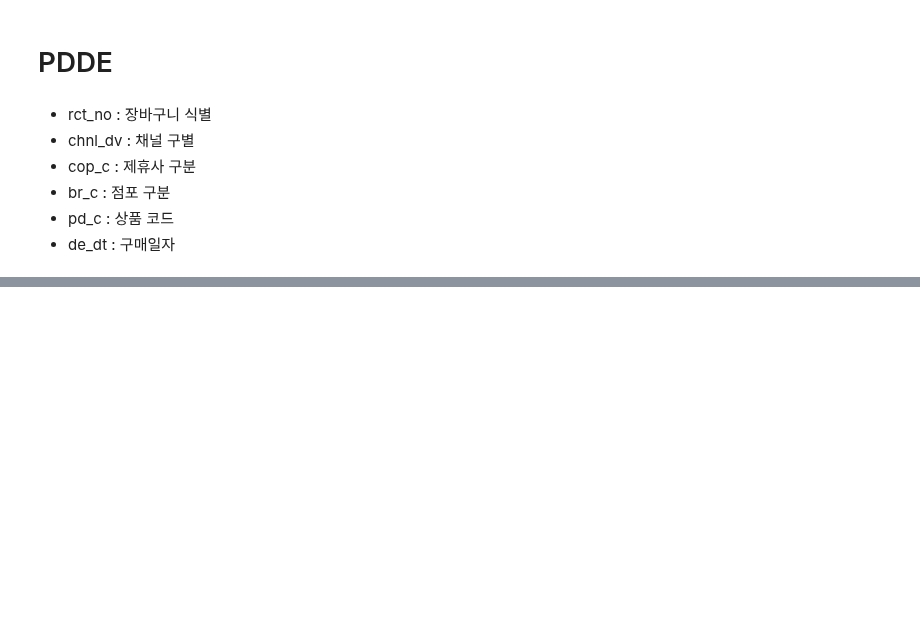
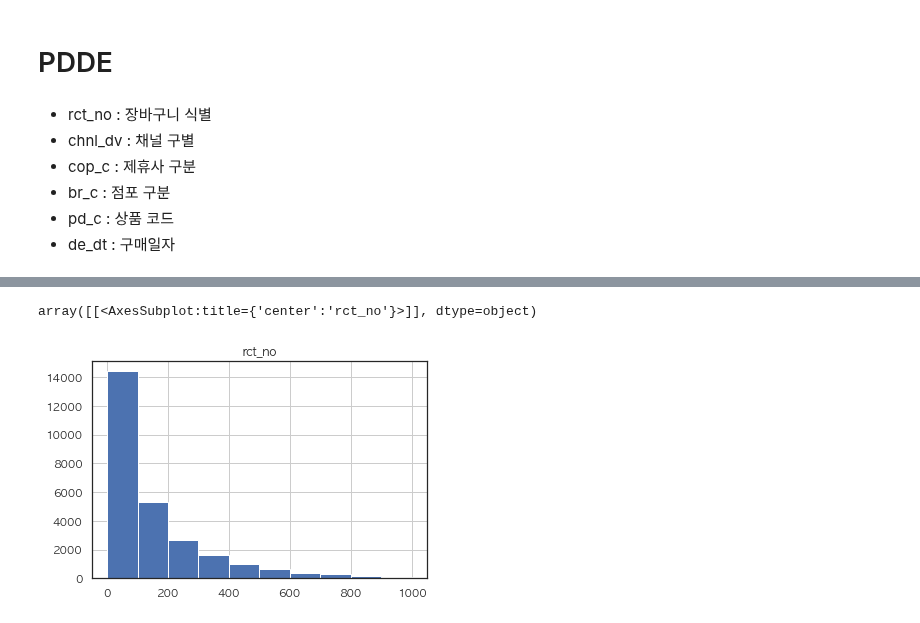
Before and after one commit to hyuuunn/Project, a Jupyter notebook: 4_project/card point data eda.ipynb, the cells around one changed output, grey strips where cells are left out. Saved outputs shown, nothing was run; the diff lists cells and outputs as text; code cells hidden in the pictures; blank space fills up the shorter version.

```diff
--- a/4_project/card point data eda.ipynb
+++ b/4_project/card point data eda.ipynb
@@ -100,0 +145,4 @@ sns.barplot(data = demo.groupby(['zon_hlv','ages'])['cust'].count().reset_index(
+# %%
+pdde_cnt = pdde.groupby(['cust'])['rct_no'].count().reset_index()
+pdde_cnt[pdde_cnt['rct_no']==1].shape
+#pdde_cnt[pdde_cnt['rct_no']!= 1].hist()
@@ -100,0 +163,6 @@ sns.barplot(data = demo.groupby(['zon_hlv','ages'])['cust'].count().reset_index(
+# %%
+pdde_cnt[pdde_cnt['rct_no']<= 1000].hist()
+# 고객 주문 수 분포
+# %% [output]
+array([[<AxesSubplot:title={'center':'rct_no'}>]], dtype=object)
+[figure, added]
```
Also changed, not shown: parts of 11 cells of this notebook.
